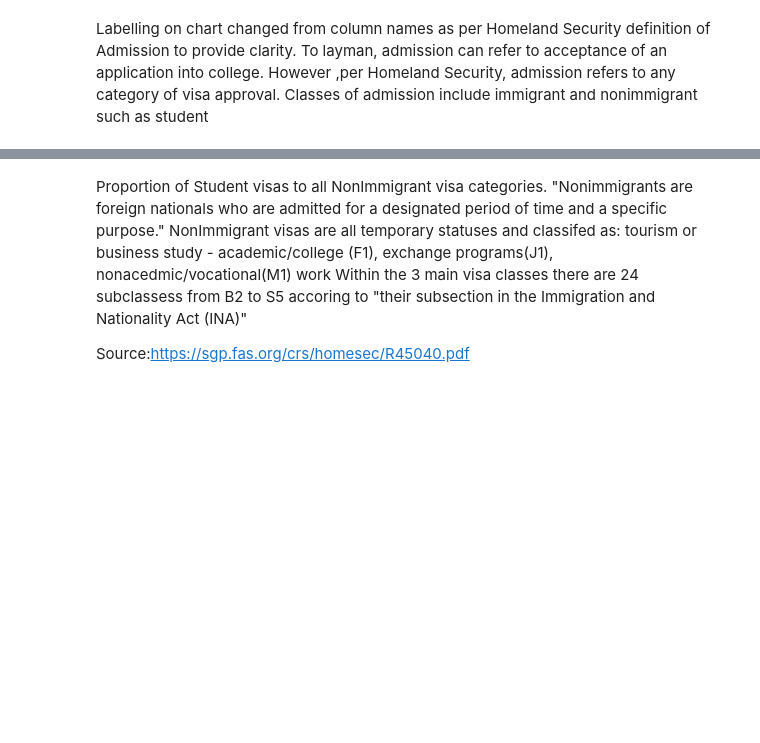
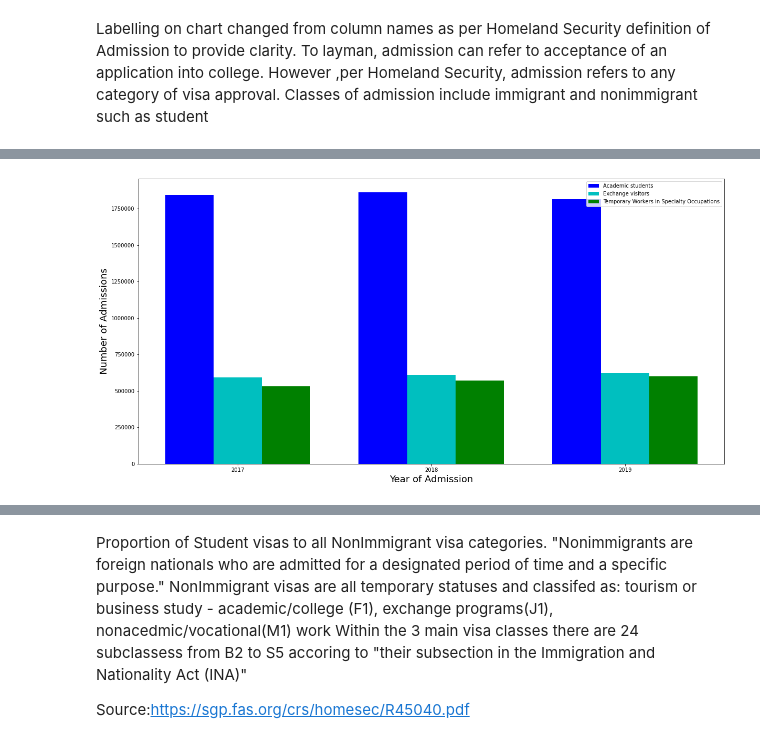
Before and after one commit to jojuka/Capstone, a Jupyter notebook: notebooks/Total Admissions by Category 2017 to 2019.ipynb, the cells around one changed output, grey strips where cells are left out. Cells and saved outputs as stored; diff of their text form; code cells hidden in the pictures; blank space fills up the shorter version.

```diff
--- a/notebooks/Total Admissions by Category 2017 to 2019.ipynb
+++ b/notebooks/Total Admissions by Category 2017 to 2019.ipynb
@@ -127,0 +147,38 @@ plt.show()
+# %%
+import numpy as np
+import matplotlib.pyplot as plt
+
+plt.figure(figsize = (20, 10))
+
+N = 3
+ind = np.arange(N)
+width = 0.25
+
+xvals = df['Academic students (F1)']
+bar1 = plt.bar(ind, xvals, width, color = 'b')
+
+yvals = df['Exchange visitors']
+bar2 = plt.bar(ind+width, yvals, width, color='c')
+
+zvals = df['Temporary workers in specialty occupations (H1B)']
+bar3 = plt.bar(ind+width*2, zvals, width, color = 'g')
+
+plt.xlabel("Year of Admission", fontsize =18)
+plt.ylabel('Number of Admissions', fontsize =18)
+#plt.title('U.S  Education Related Immigration by  Visa Category, 2017 to 2019')
+
+
+plt.ticklabel_format(style='plain') #to remove scientific chart notation
+plt.xticks(ind+width,['2017', '2018', '2019'])
+
+plt.legend( (bar1, bar2, bar3), ('Academic students', 'Exchange visitors', 'Temporary Workers in Specialty Occupations'))
+
+#plt.legend(loc='center left', bbox_to_anchor=(1, 0.5))
+
+
+
+plt.show()
+
+#fig.savefig('U.S  Immigration by  Visa Category, 2017 to 2019')
+# %% [output]
+[figure, added]
```
Also changed, not shown: parts of 27 cells of this notebook, 2 other files.
